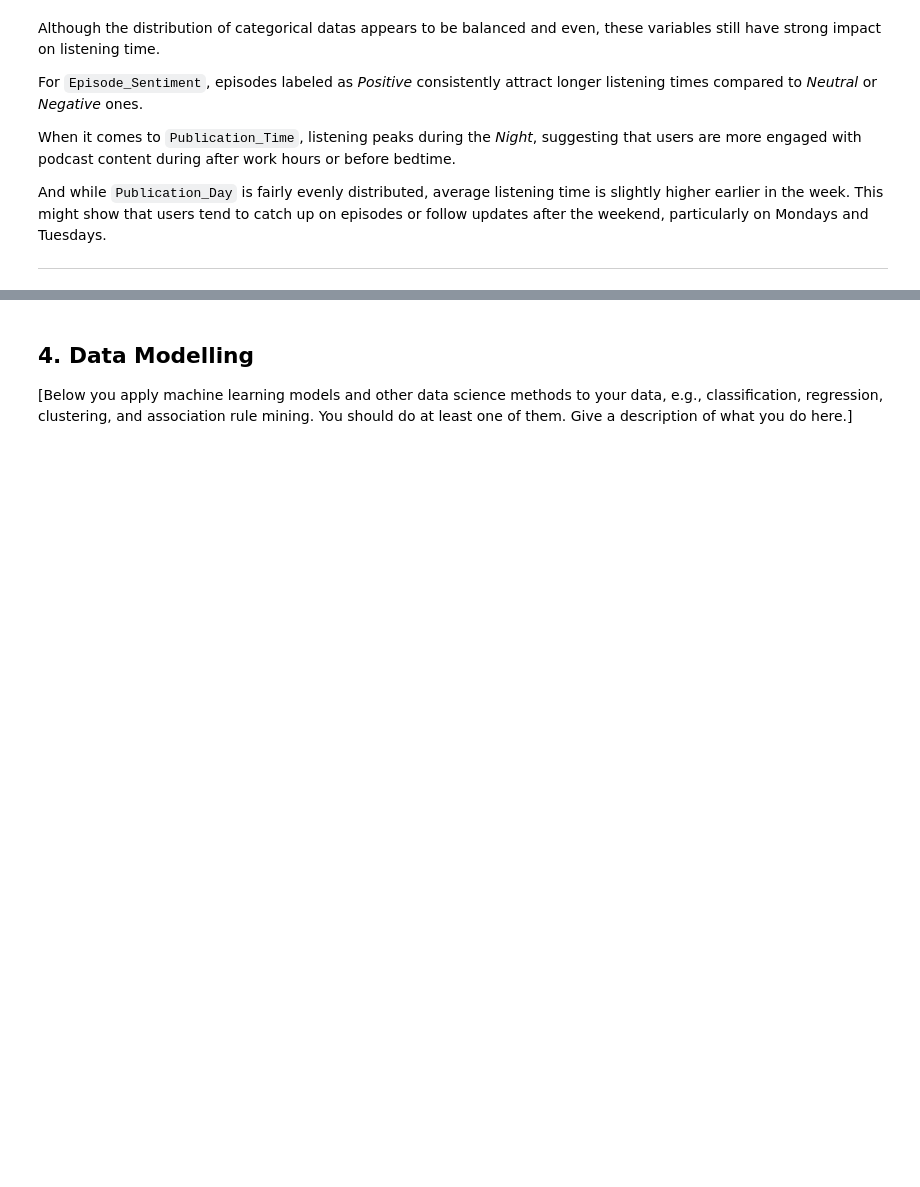
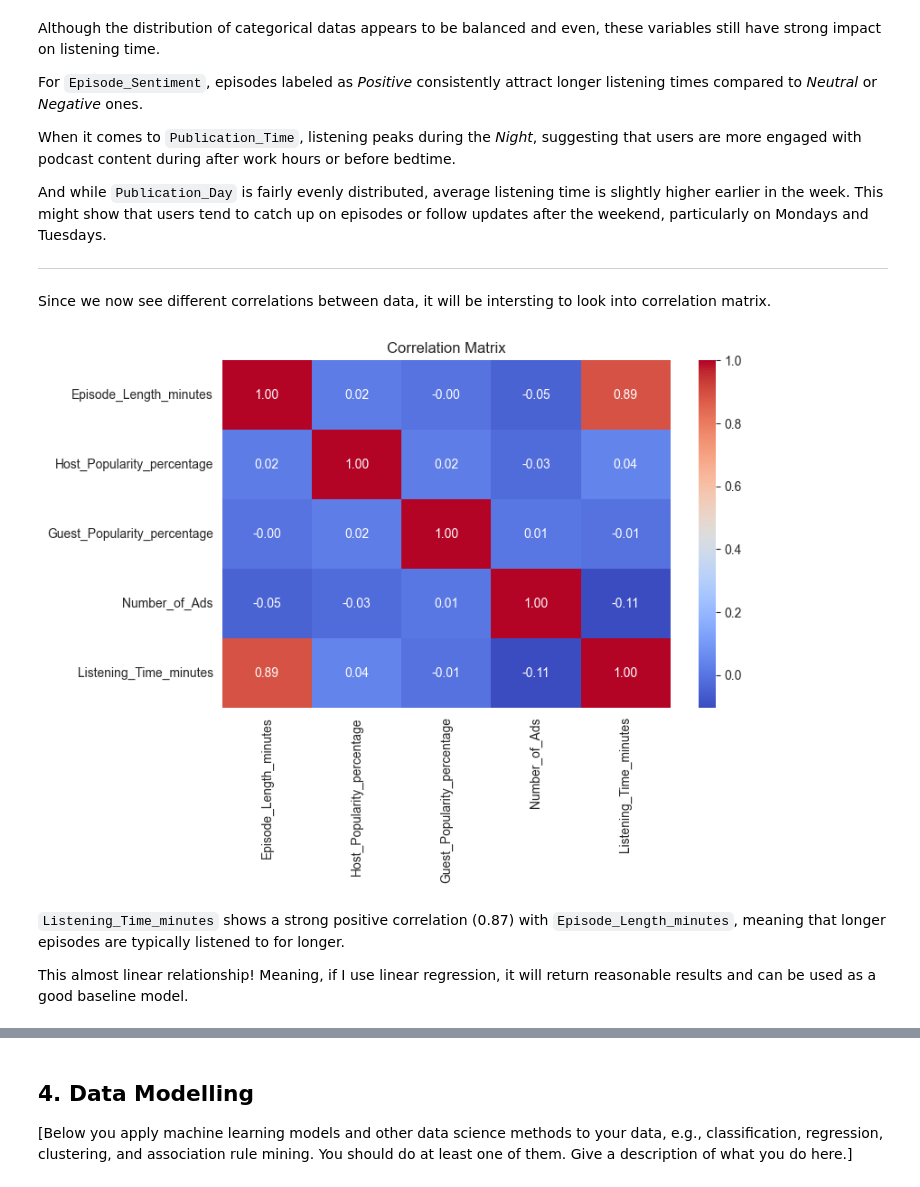
Before and after one commit to rifolio/PodcastWatchTimePrediction, a Jupyter notebook: Group_Vladyslav_report.ipynb, the cells around one changed output, grey strips where cells are left out. Cells and saved outputs as stored; diff of their text form; code cells hidden in the pictures; blank space fills up the shorter version.

```diff
--- a/Group_Vladyslav_report.ipynb
+++ b/Group_Vladyslav_report.ipynb
@@ -470,8 +487,16 @@ When it comes to `Publication_Time`, listening peaks during the *Night*, suggest
 And while `Publication_Day` is fairly evenly distributed, average listening time is slightly higher earlier in the week. This might show that users tend to catch up on episodes or follow updates after the weekend, particularly on Mondays and Tuesdays.
 
 ---
+# %% [markdown]
+Since we now see different correlations between data, it will be intersting to look into correlation matrix.
 # %%
-plt.figure(figsize=(10, 6))
+plt.figure(figsize=(8, 5))
 sns.heatmap(train.corr(numeric_only=True), annot=True, fmt=".2f", cmap="coolwarm")
 plt.title("Correlation Matrix")
 plt.show()
+# %% [output]
+[figure, added]
+# %% [markdown]
+`Listening_Time_minutes` shows a strong positive correlation (0.87) with `Episode_Length_minutes`, meaning that longer episodes are typically listened to for longer.
+
+This  almost linear relationship! Meaning, if I use linear regression, it will return reasonable results and can be used as a good baseline model.
```
Also changed, not shown: parts of 16 cells of this notebook.
